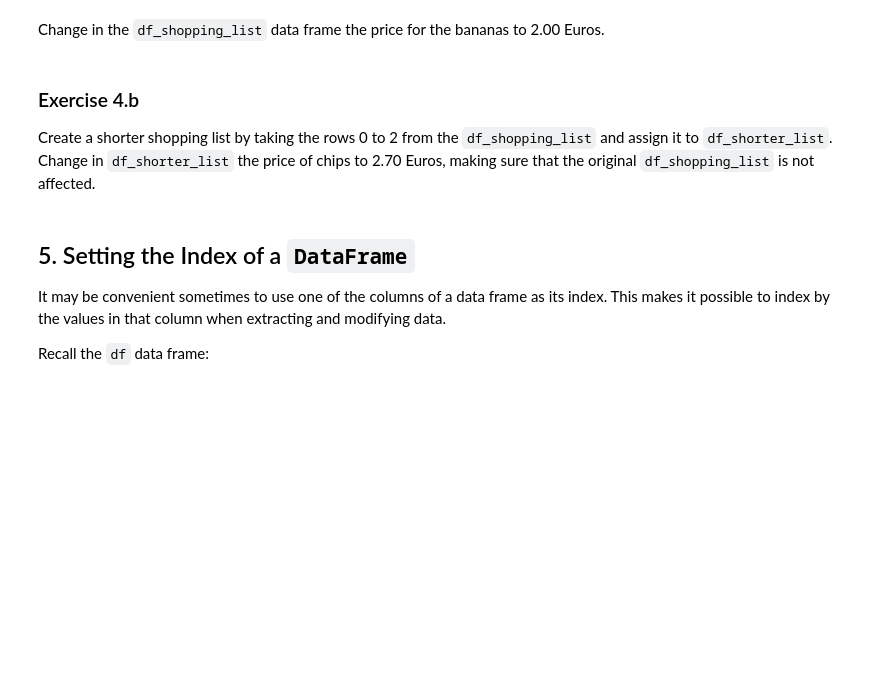
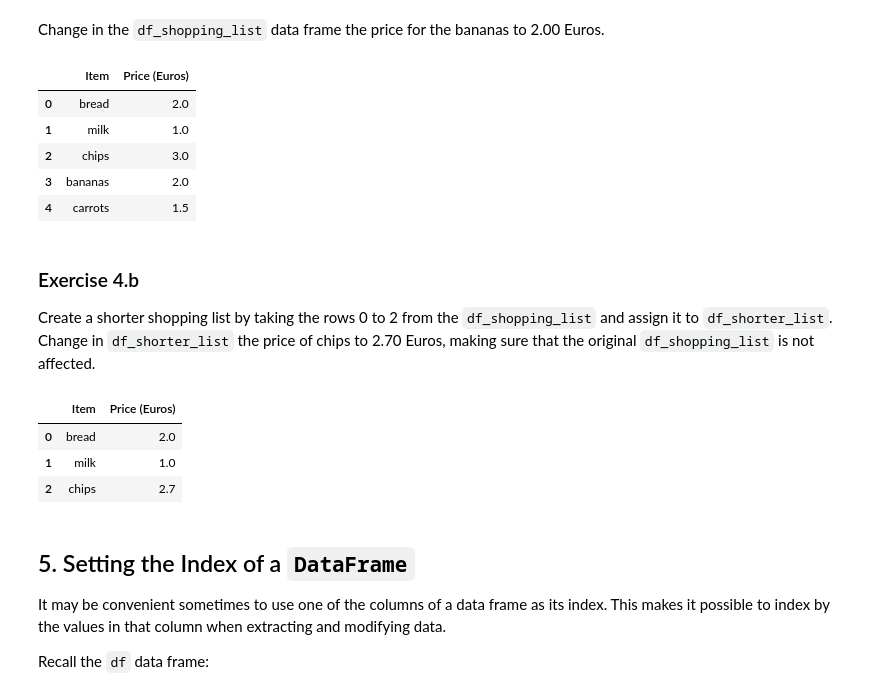
Before and after one commit to Modgen1/2IAB1, a Jupyter notebook: 1_EDA/Exercises-EDA-2076209.ipynb, the cells around one changed output. Cells and saved outputs as stored; diff of their text form; code cells hidden in the pictures; blank space fills up the shorter version.

```diff
--- a/1_EDA/Exercises-EDA-template.ipynb
+++ b/1_EDA/Exercises-EDA-2076209.ipynb
@@ -657,11 +794,18 @@ Change in the `df_shopping_list` data frame the price for the bananas to 2.00 Eu
 # %%
 #// BEGIN_TODO [EDA_4a] Update banana price (1 point)
 
-# ===== =====> Replace this line by your code. <===== ===== #
+df_shopping_list.loc[3, 'Price (Euros)'] = 2.0
 
 #// END_TODO [EDA_4a]
 
 df_shopping_list
+# %% [output]
+|  | Item | Price (Euros) |
+| 0 | bread | 2.0 |
+| 1 | milk | 1.0 |
+| 2 | chips | 3.0 |
+| 3 | bananas | 2.0 |
+| 4 | carrots | 1.5 |
 # %% [markdown]
 ### Exercise 4.b
 
@@ -669,11 +813,17 @@ Create a shorter shopping list by taking the rows 0 to 2 from the `df_shopping_l
 # %%
 #// BEGIN_TODO [EDA_4b] A new shorter list (1 point)
 
-# ===== =====> Replace this line by your code. <===== ===== #
+df_shorter_list = df_shopping_list.loc[:2].copy()
+df_shorter_list.loc[2, 'Price (Euros)'] = 2.7
 
 #// END_TODO [EDA_4b]
 
 df_shorter_list
+# %% [output]
+|  | Item | Price (Euros) |
+| 0 | bread | 2.0 |
+| 1 | milk | 1.0 |
+| 2 | chips | 2.7 |
 # %% [markdown]
 ## 5. Setting the Index of a `DataFrame`
 
```
Also changed, not shown: parts of 29 cells of this notebook, 1 other file.
